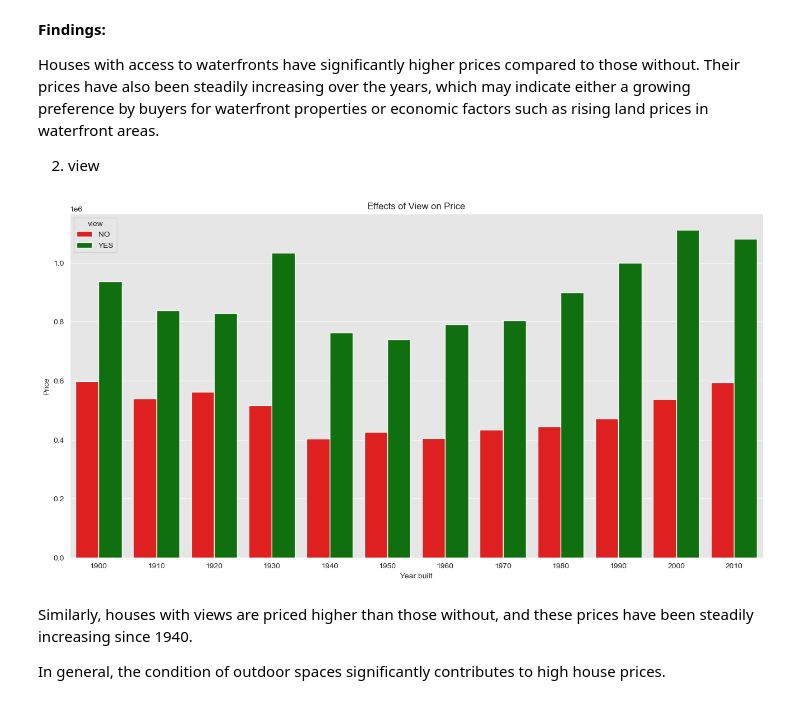
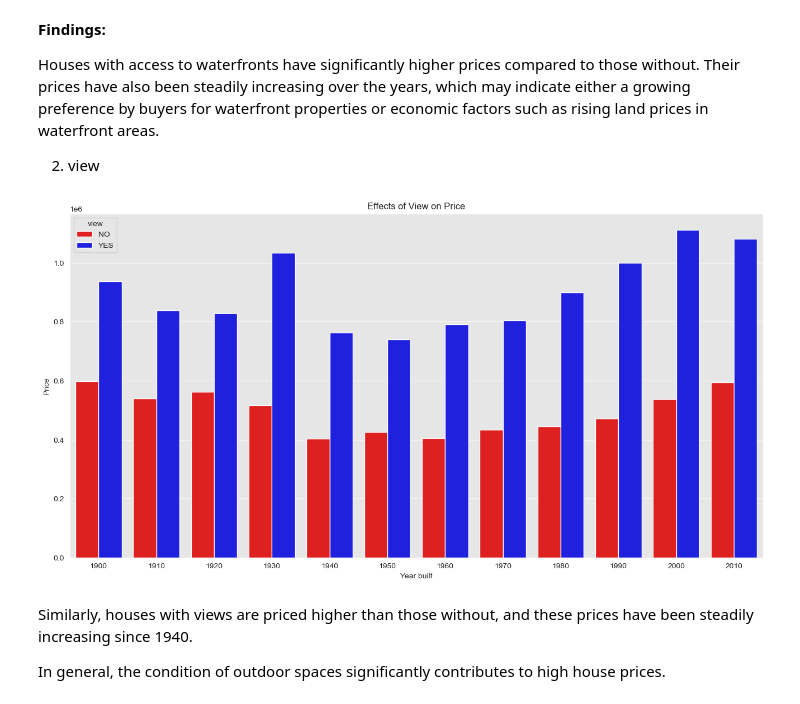
Before and after one commit to AwuorJ/Multiple_Regression_Analysis_of_King_Countys_Real_Estate_Market, a Jupyter notebook: workbook.ipynb, the cells around one changed output. Cells and saved outputs as stored; diff of their text form; code cells hidden in the pictures.

```diff
--- a/workbook.ipynb
+++ b/workbook.ipynb
@@ -657,23 +657,23 @@ Houses with access to waterfronts have significantly higher prices compared to t
 # %%
 # Create decade column
 df['decade'] = (df['yr_built'] // 10) * 10
 
 # Agreggate the average price for aech year in each view category
 avg_price_df = df.groupby(['decade', 'view'])['price'].mean().reset_index()
 
 fig, ax = plt.subplots(figsize= (16, 8))
 
-custom_palette = {'NO' : 'red', 'YES' : 'green'}
+custom_palette = {'NO' : 'red', 'YES' : 'blue'}
 sns.barplot(data= avg_price_df, x= 'decade', y= 'price', hue= 'view', palette= custom_palette, ax=ax)
 
 ax.set_xlabel('Year built')
 ax.set_ylabel('Price')
 ax.set_title('Effects of View on Price')
 
 plt.legend(title= 'view')
 plt.show()
 # %% [output]
-[figure, old version]
+[figure, new version]
 # %% [markdown]
 Similarly, houses with views are priced higher than those without, and these prices have been steadily increasing since 1940.
 
```
Also changed, not shown: parts of 1 cell of this notebook.
